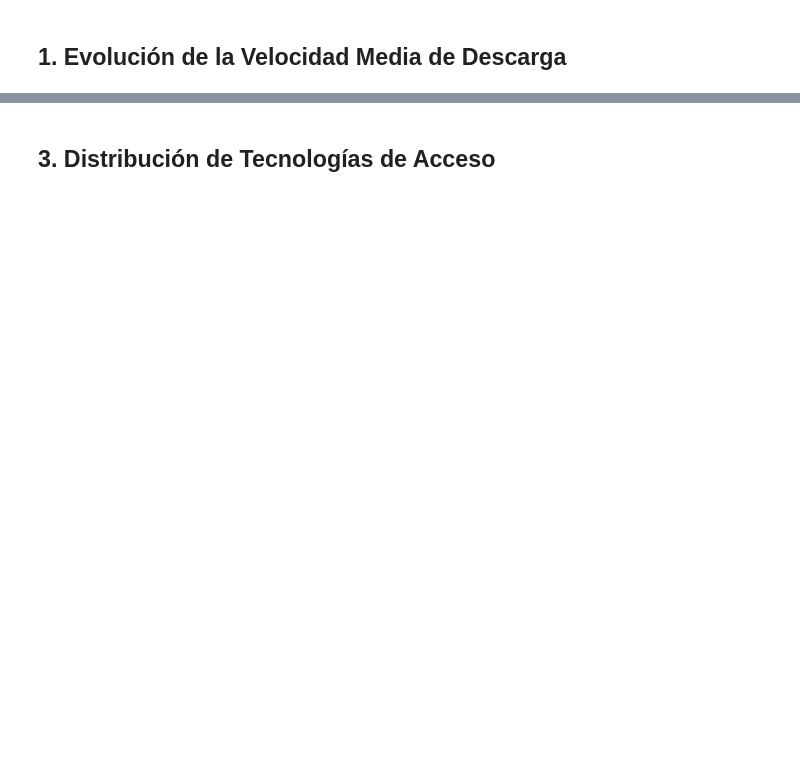
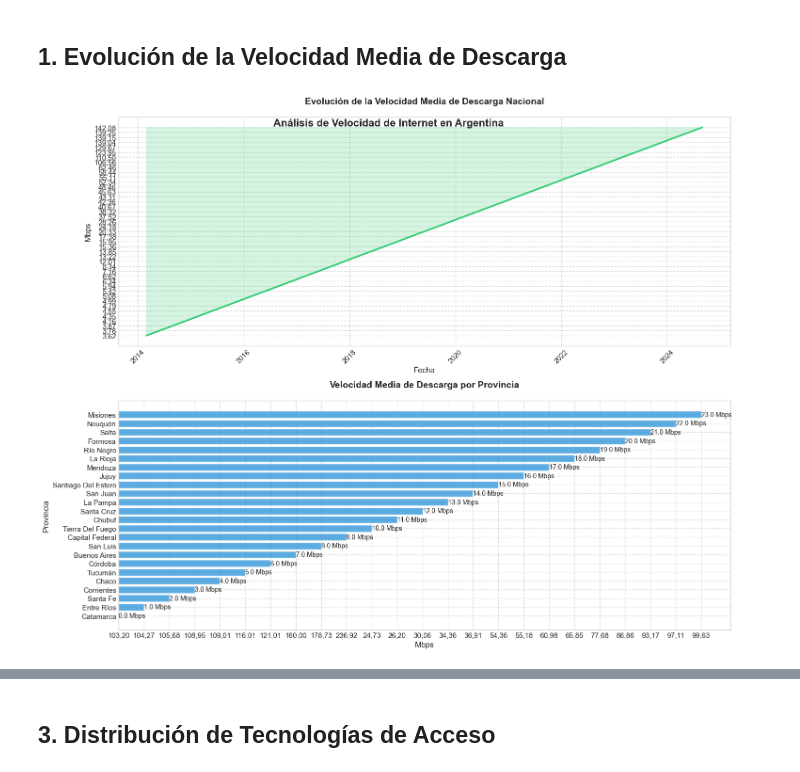
Before and after one commit to JuliaGastellu/dashboard-conectividad-ENACOM, a Jupyter notebook: notebooks/EDA.ipynb, the cells around one changed output, grey strips where cells are left out. Drawn from its saved outputs; the diff is of its cells as text; code cells hidden in the pictures; blank space fills up the shorter version.

```diff
--- a/notebooks/EDA.ipynb
+++ b/notebooks/EDA.ipynb
@@ -39,0 +23,20 @@ datasets = {
+# %%
+# Definir directorios
+BASE_DIR = Path(r"C:\Users\jugas\OneDrive\Escritorio\Proyecto ENACOM\dashboard-conectividad-ENACOM")
+DATA_DIR = BASE_DIR / 'data'
+
+# Cargar datos
+datasets = {}
+for file in DATA_DIR.glob('*.parquet'):
+    name = file.stem
+    datasets[name] = pd.read_parquet(file)
+    print(f"\nEstructura de {name}:")
+    print("Columnas:", datasets[name].columns.tolist())
+    print("Primeras filas:")
+    print(datasets[name].head())
+    print("-" * 50)
+
+# Imprimir nombres de los datasets disponibles
+print("\nDatasets disponibles:")
+for name in datasets.keys():
+    print(name)
@@ -86 +79,81 @@ fig.show()
+# %%
+# Configurar el estilo
+plt.style.use('seaborn-v0_8-whitegrid')
+sns.set_palette("husl")
+
+# Crear figura con subplots
+fig, (ax1, ax2) = plt.subplots(2, 1, figsize=(15, 12))
+
+# Gráfico 1: Evolución nacional
+df_velocidad = datasets['Internet Velocidad Media de Descarga Totales']
+if 'fecha' not in df_velocidad.columns:
+    df_velocidad['fecha'] = pd.to_datetime(
+        df_velocidad['año'].astype(str) + '-' +
+        (df_velocidad['trimestre'] * 3).astype(str).str.zfill(2) + '-01'
+    )
+
+# Crear el gráfico de línea con área sombreada
+sns.lineplot(
+    data=df_velocidad,
+    x='fecha',
+    y='mbps_(media_de_bajada)',
+    ax=ax1,
+    linewidth=2.5,
+    color='#2ecc71'
+)
+ax1.fill_between(df_velocidad['fecha'], df_velocidad['mbps_(media_de_bajada)'],
+                 alpha=0.2, color='#2ecc71')
+
+# Personalizar el primer gráfico
+ax1.set_title('Evolución de la Velocidad Media de Descarga Nacional',
+              fontsize=14, pad=20, fontweight='bold')
+ax1.set_xlabel('Fecha', fontsize=12)
+ax1.set_ylabel('Mbps', fontsize=12)
+ax1.tick_params(axis='x', rotation=45)
+ax1.grid(True, linestyle='--', alpha=0.7)
+
+# Gráfico 2: Distribución por provincia
+df_provincias = datasets['Internet Velocidad Media de Descarga Provincias']
+if 'fecha' not in df_provincias.columns:
+    df_provincias['fecha'] = pd.to_datetime(
+        df_provincias['año'].astype(str) + '-' +
+        (df_provincias['trimestre'] * 3).astype(str).str.zfill(2) + '-01'
+    )
+
+ultimo_periodo = df_provincias['fecha'].max()
+datos_ultimo_periodo = df_provincias.loc[
+    df_provincias['fecha'] == ultimo_periodo
+].sort_values('mbps_(media_de_bajada)', ascending=True)
+
+# Crear el gráfico de barras
+bars = ax2.barh(datos_ultimo_periodo['provincia'],
+                datos_ultimo_periodo['mbps_(media_de_bajada)'],
+                color='#3498db',
+                alpha=0.8)
+
+# Agregar valores sobre las barras
+for bar in bars:
+    width = bar.get_width()
+    ax2.text(width, bar.get_y() + bar.get_height()/2,
+             f'{width:.1f} Mbps',
+             ha='left', va='center', fontsize=10)
+
+# Personalizar el segundo gráfico
+ax2.set_title('Velocidad Media de Descarga por Provincia',
+              fontsize=14, pad=20, fontweight='bold')
+ax2.set_xlabel('Mbps', fontsize=12)
+ax2.set_ylabel('Provincia', fontsize=12)
+ax2.grid(True, linestyle='--', alpha=0.7)
+
+# Ajustar el diseño
+plt.tight_layout()
+
+# Agregar un título general
+fig.suptitle('Análisis de Velocidad de Internet en Argentina',
+             fontsize=16, fontweight='bold', y=0.95)
+
+# Mostrar el gráfico
+plt.show()
+# %% [output]
+[figure, added]
 # %% [markdown]
```
Also changed, not shown: parts of 19 cells of this notebook, 1 other file.
